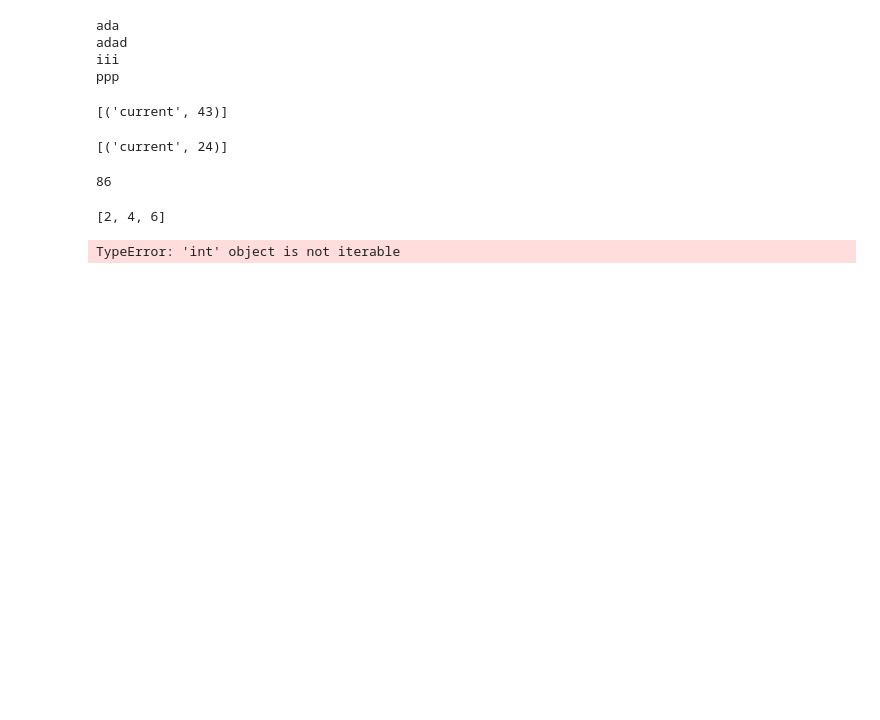
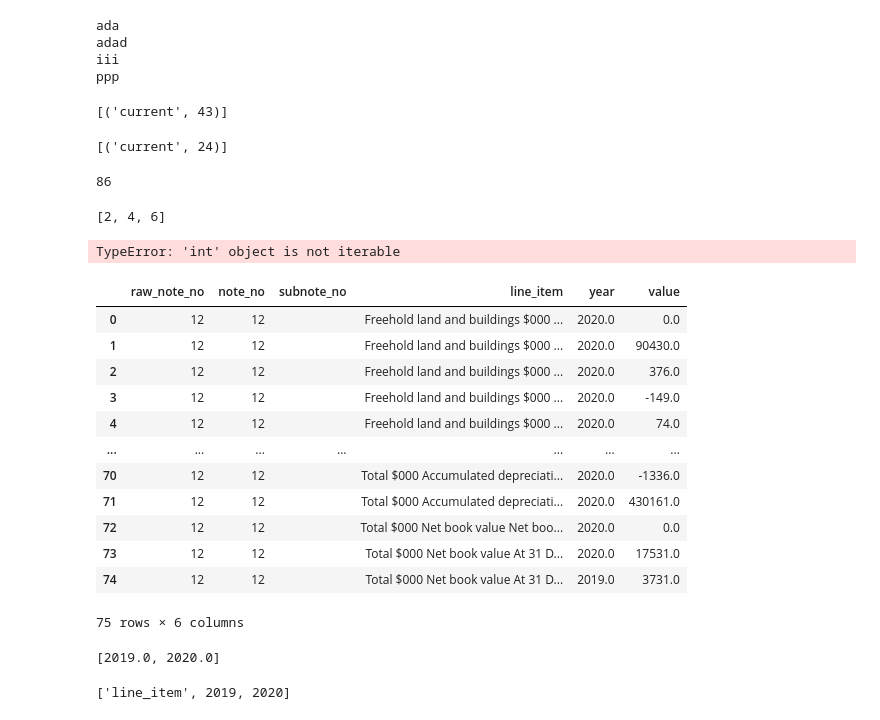
Before and after one commit to AI-paltan/main_page_processing, a Jupyter notebook: CBS_mapping.ipynb, the cells around one changed output. Drawn from its saved outputs; the diff is of its cells as text; code cells hidden in the pictures; blank space fills up the shorter version.

```diff
--- a/CBS_mapping.ipynb
+++ b/CBS_mapping.ipynb
@@ -134,0 +149,20 @@ b
+# %%
+test_notetable
+# %% [output]
+|  | raw_note_no | note_no | subnote_no | line_item | year | value |
+| 0 | 12 | 12 |  | Freehold land and buildings $000 ... | 2020.0 | 0.0 |
+| 1 | 12 | 12 |  | Freehold land and buildings $000 ... | 2020.0 | 90430.0 |
+| 2 | 12 | 12 |  | Freehold land and buildings $000 ... | 2020.0 | 376.0 |
+| 3 | 12 | 12 |  | Freehold land and buildings $000 ... | 2020.0 | -149.0 |
+| 4 | 12 | 12 |  | Freehold land and buildings $000 ... | 2020.0 | 74.0 |
+| ... | ... | ... | ... | ... | ... | ... |
+| 70 | 12 | 12 |  | Total $000 Accumulated depreciati... | 2020.0 | -1336.0 |
+| 71 | 12 | 12 |  | Total $000 Accumulated depreciati... | 2020.0 | 430161.0 |
+| 72 | 12 | 12 |  | Total $000 Net book value Net boo... | 2020.0 | 0.0 |
+| 73 | 12 | 12 |  | Total $000 Net book value At 31 D... | 2020.0 | 17531.0 |
+| 74 | 12 | 12 |  | Total $000 Net book value At 31 D... | 2019.0 | 3731.0 |
+75 rows × 6 columns
+# %%
+sorted(list(test_notetable.year.unique()))
+# %% [output]
+[2019.0, 2020.0]
@@ -134,0 +175,4 @@ b
+# %%
+col_list
+# %% [output]
+['line_item', 2019, 2020]
```
Also changed, not shown: parts of 10 cells of this notebook, 4 other files.
